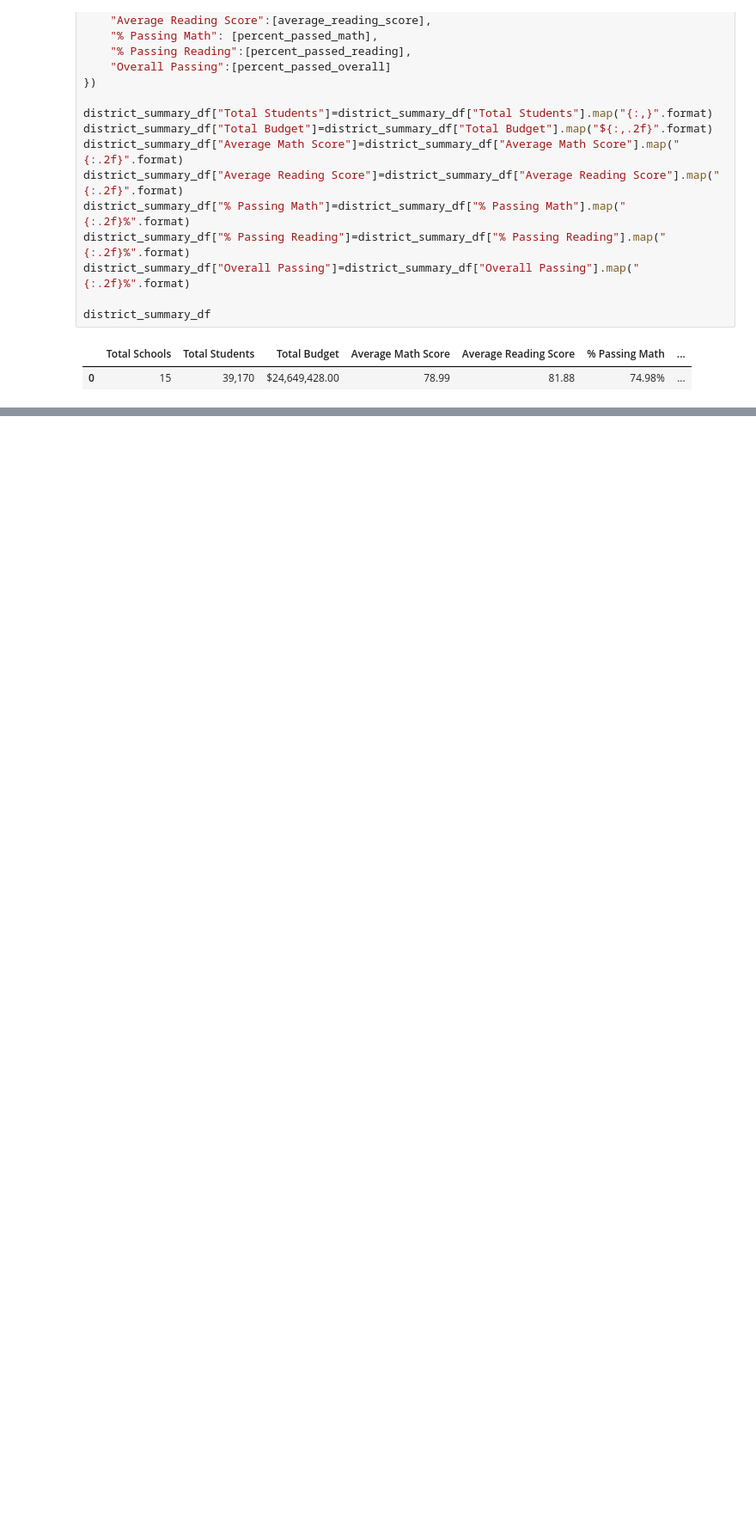
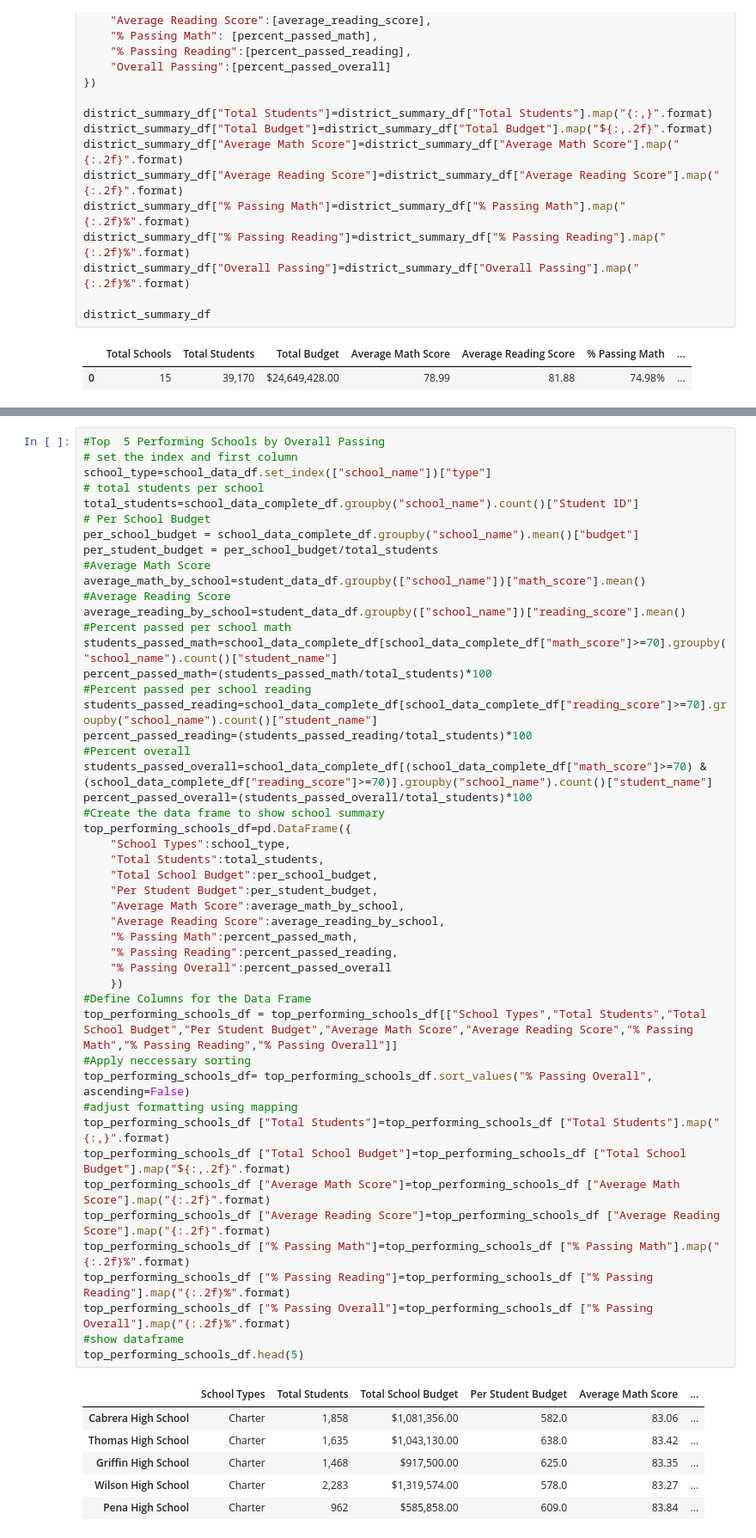
Before and after one commit to wjcutrone/High-School-Performance, a Jupyter notebook: PyCitySchools/PyCitySchools.ipynb, the cells around one changed output, grey strips where cells are left out. Shown at 86% size. Cells and saved outputs as stored; diff of their text form; blank space fills up the shorter version.

```diff
--- a/PyCitySchools/PyCitySchools.ipynb
+++ b/PyCitySchools/PyCitySchools.ipynb
@@ -145,3 +135,58 @@ school_summary_df
 | Thomas High School | Charter | 1,635 | $1,043,130.00 | 638.0 | 83.42 | ... |
 | Wilson High School | Charter | 2,283 | $1,319,574.00 | 578.0 | 83.27 | ... |
 | Wright High School | Charter | 1,800 | $1,049,400.00 | 583.0 | 83.68 | ... |
+# %%
+#Top  5 Performing Schools by Overall Passing
+# set the index and first column
+school_type=school_data_df.set_index(["school_name"])["type"]
+# total students per school
+total_students=school_data_complete_df.groupby("school_name").count()["Student ID"]
+# Per School Budget
+per_school_budget = school_data_complete_df.groupby("school_name").mean()["budget"]
+per_student_budget = per_school_budget/total_students
+#Average Math Score
+average_math_by_school=student_data_df.groupby(["school_name"])["math_score"].mean()
+#Average Reading Score
+average_reading_by_school=student_data_df.groupby(["school_name"])["reading_score"].mean()
+#Percent passed per school math
+students_passed_math=school_data_complete_df[school_data_complete_df["math_score"]>=70].groupby("school_name").count()["student_name"]
+percent_passed_math=(students_passed_math/total_students)*100
+#Percent passed per school reading
+students_passed_reading=school_data_complete_df[school_data_complete_df["reading_score"]>=70].groupby("school_name").count()["student_name"]
+percent_passed_reading=(students_passed_reading/total_students)*100
+#Percent overall
+students_passed_overall=school_data_complete_df[(school_data_complete_df["math_score"]>=70) & (school_data_complete_df["reading_score"]>=70)].groupby("school_name").count()["student_name"]
+percent_passed_overall=(students_passed_overall/total_students)*100
+#Create the data frame to show school summary
+top_performing_schools_df=pd.DataFrame({
+    "School Types":school_type,
+    "Total Students":total_students,
+    "Total School Budget":per_school_budget,
+    "Per Student Budget":per_student_budget,
+    "Average Math Score":average_math_by_school,
+    "Average Reading Score":average_reading_by_school,
+    "% Passing Math":percent_passed_math,
+    "% Passing Reading":percent_passed_reading,
+    "% Passing Overall":percent_passed_overall
+    })
+#Define Columns for the Data Frame
+top_performing_schools_df = top_performing_schools_df[["School Types","Total Students","Total School Budget","Per Student Budget","Average Math Score","Average Reading Score","% Passing Math","% Passing Reading","% Passing Overall"]]
+#Apply neccessary sorting
+top_performing_schools_df= top_performing_schools_df.sort_values("% Passing Overall", ascending=False)
+#adjust formatting using mapping
+top_performing_schools_df ["Total Students"]=top_performing_schools_df ["Total Students"].map("{:,}".format)
+top_performing_schools_df ["Total School Budget"]=top_performing_schools_df ["Total School Budget"].map("${:,.2f}".format)
+top_performing_schools_df ["Average Math Score"]=top_performing_schools_df ["Average Math Score"].map("{:.2f}".format)
+top_performing_schools_df ["Average Reading Score"]=top_performing_schools_df ["Average Reading Score"].map("{:.2f}".format)
+top_performing_schools_df ["% Passing Math"]=top_performing_schools_df ["% Passing Math"].map("{:.2f}%".format)
+top_performing_schools_df ["% Passing Reading"]=top_performing_schools_df ["% Passing Reading"].map("{:.2f}%".format)
+top_performing_schools_df ["% Passing Overall"]=top_performing_schools_df ["% Passing Overall"].map("{:.2f}%".format)
+#show dataframe
+top_performing_schools_df.head(5)
+# %% [output]
+|  | School Types | Total Students | Total School Budget | Per Student Budget | Average Math Score | ... |
+| Cabrera High School | Charter | 1,858 | $1,081,356.00 | 582.0 | 83.06 | ... |
+| Thomas High School | Charter | 1,635 | $1,043,130.00 | 638.0 | 83.42 | ... |
+| Griffin High School | Charter | 1,468 | $917,500.00 | 625.0 | 83.35 | ... |
+| Wilson High School | Charter | 2,283 | $1,319,574.00 | 578.0 | 83.27 | ... |
+| Pena High School | Charter | 962 | $585,858.00 | 609.0 | 83.84 | ... |
```
Also changed, not shown: parts of 4 cells of this notebook.
